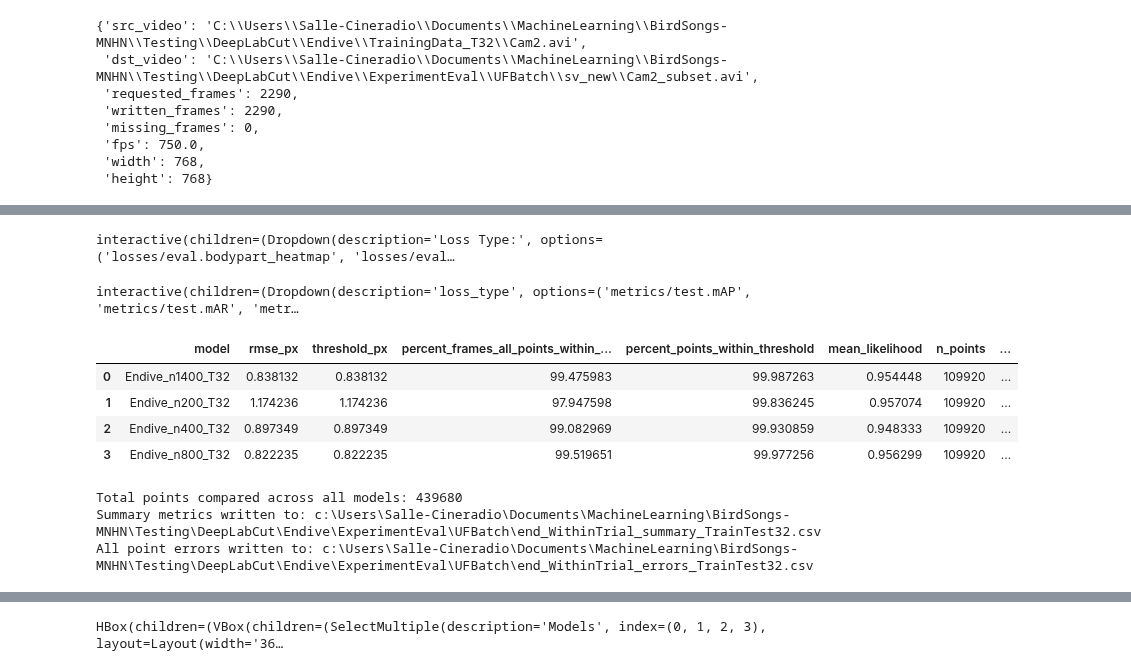
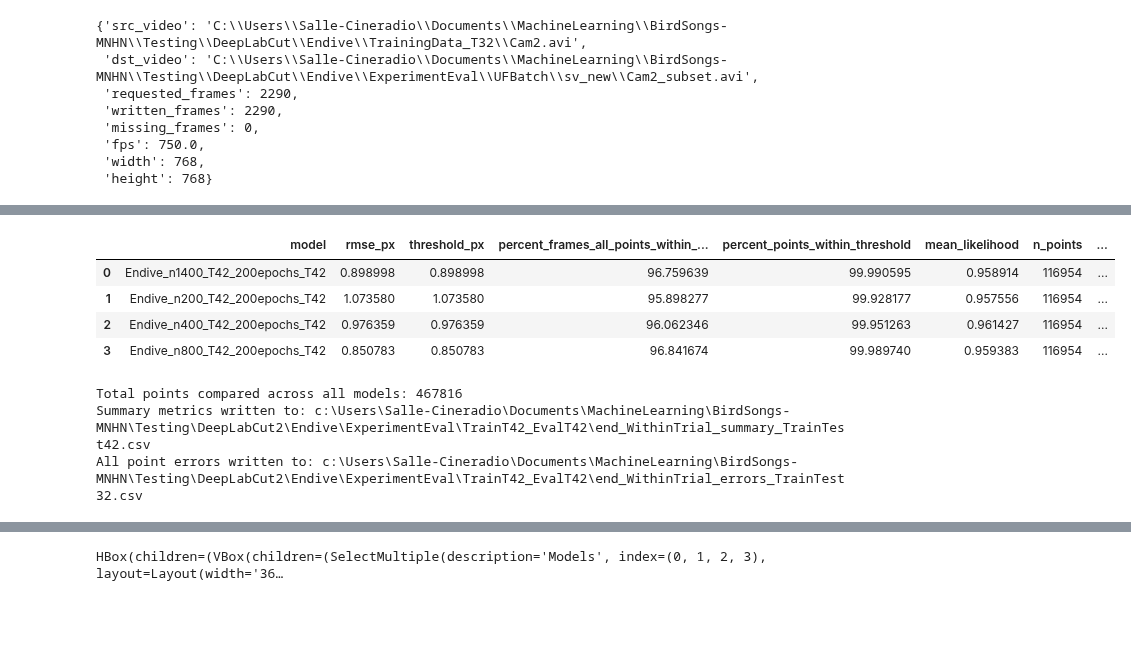
Before and after one commit to tcmarino8/BirdSongs-MNHN, a Jupyter notebook: Testing/Code-Testing/test_updated_experiments.ipynb, the cells around one changed output, grey strips where cells are left out. Drawn from its saved outputs; the diff is of its cells as text; code cells hidden in the pictures; blank space fills up the shorter version.

Commit message:
working through evaluation on 200 epochs:

```diff
--- a/Testing/Code-Testing/test_updated_experiments.ipynb
+++ b/Testing/Code-Testing/test_updated_experiments.ipynb
@@ -612,32 +768,3 @@ plt.show()
-# %%
-# make widget to filter between loss types
-from ipywidgets import widgets
-from ipywidgets import interactive
-def plot_loss(loss_type, bird, trial):
-    plt.figure(figsize=(12, 8))
-    sns.lineplot(data=all_models_df[(all_models_df['Bird'].isin(bird)) & (all_models_df['Trial'].isin(trial))], x='step', y=loss_type, hue='Model', style='Bird', markers=True)
-
-    plt.title(f'Training Loss Curves for {bird} - {loss_type}')
-    plt.xlabel('Iteration')
-    plt.ylabel('Loss')
-    plt.legend(title='Model')
-    plt.show()
-loss_types = ["losses/eval.bodypart_heatmap", "losses/eval.bodypart_locref", "losses/eval.bodypart_total_loss", "losses/eval.total_loss", "losses/train.bodypart_heatmap", "losses/train.bodypart_locref", "losses/train.bodypart_total_loss", "losses/train.total_loss"]
-trial_options = [15, 17, 32]
-loss_type_widget = widgets.Dropdown(options=loss_types, description='Loss Type:')
-bird_widget = widgets.SelectMultiple(options=birds, description='Bird:')
-trial_widget = widgets.SelectMultiple(options=trial_options, description='Trial:')
-interactive_plot = interactive(plot_loss, loss_type=loss_type_widget, bird=bird_widget, trial=trial_widget)
-display(interactive_plot)
-# %% [output]
-interactive(children=(Dropdown(description='Loss Type:', options=('losses/eval.bodypart_heatmap', 'losses/eval…
-# %%
-# now we compare test metrics in the same manner
-test_metrics_list = ["metrics/test.mAP", "metrics/test.mAR", "metrics/test.rmse", "metrics/test.rmse_pcutoff"]
-interactive_plot = interactive(plot_loss, loss_type=test_metrics_list, bird=bird_widget, trial=trial_widget)
-display(interactive_plot)
-# %% [output]
-interactive(children=(Dropdown(description='loss_type', options=('metrics/test.mAP', 'metrics/test.mAR', 'metr…
 # %%
 # ----------------------------
 # Helpers
@@ -781,8 +908,8 @@ def prediction_csv_to_long(pred_csv_path: Path, frame_id_lookup: list[int], fres
 # ----------------------------
 THRESHOLD_MODE = "rmse"   # "rmse" or "fixed"
 FIXED_THRESHOLD_PX = 8.0   # used only when THRESHOLD_MODE == "fixed"
-DISPLACEMENT_SCATTER_MAX_POINTS = 50000
-POINT_ERROR_SCATTER_MAX_POINTS = 50000
+DISPLACEMENT_SCATTER_MAX_POINTS = 5000
+POINT_ERROR_SCATTER_MAX_POINTS = 5000
 
 
 
@@ -880,44 +1007,44 @@ for model_dir in model_dirs:
     disp = merged.sort_values(["camera", "bodypart", "frame_id"]).copy()
     disp["dx"] = disp.groupby(["camera", "bodypart"])["x_pred"].diff()
     disp["dy"] = disp.groupby(["camera", "bodypart"])["y_pred"].diff()
     disp["euclidean_displacement_t-1_to_t"] = np.sqrt(disp["dx"] ** 2 + disp["dy"] ** 2)
     disp = disp.dropna(subset=["euclidean_displacement_t-1_to_t"])
 
     if not disp.empty:
         disp["model"] = model_dir.name
         disp = disp[["model", "camera", "bodypart", "frame_id", "euclidean_displacement_t-1_to_t", "likelihood"]]
         all_displacement_rows.append(disp)
 
 summary_df = pd.DataFrame(summary_rows).sort_values("model").reset_index(drop=True)
 if summary_df.empty:
     raise RuntimeError("No comparable prediction CSV data found in model output folders.")
 summary_df["train_trial"] = 32
 summary_df["eval_trial"] = 32
 summary_df['pair'] = f"Train32_Eval32"
-summary_df['model'] = summary_df['model'].apply(lambda x: f"Endive_{x}_T32")
+summary_df['model'] = summary_df['model'].apply(lambda x: f"Endive_{x}_T42")
 display(summary_df)
 error_df = pd.concat(all_error_rows, ignore_index=True)
-error_df['model'] = error_df['model'].apply(lambda x: f"Endive_{x}_T32")
+error_df['model'] = error_df['model'].apply(lambda x: f"Endive_{x}_T42")
 print(f"Total points compared across all models: {len(error_df)}")
 
 
 write_summary_csv = True
 if write_summary_csv:
-    summary_csv_path = ENDIVE_BATCH_ROOT / "end_WithinTrial_summary_TrainTest32.csv"
+    summary_csv_path = ENDIVE_BATCH_ROOT / "end_WithinTrial_summary_TrainTest42.csv"
     summary_df.to_csv(summary_csv_path, index=False)
     print(f"Summary metrics written to: {summary_csv_path}")
-    errors_csv_path = ENDIVE_BATCH_ROOT / "end_WithinTrial_errors_TrainTest32.csv"
+    errors_csv_path = ENDIVE_BATCH_ROOT / "end_WithinTrial_errors_TrainTest42.csv"
     error_df.to_csv(errors_csv_path, index=False)
     print(f"All point errors written to: {errors_csv_path}")
 # %% [output]
 |  | model | rmse_px | threshold_px | percent_frames_all_points_within_... | percent_points_within_threshold | mean_likelihood | n_points | ... |
-| 0 | Endive_n1400_T32 | 0.838132 | 0.838132 | 99.475983 | 99.987263 | 0.954448 | 109920 | ... |
-| 1 | Endive_n200_T32 | 1.174236 | 1.174236 | 97.947598 | 99.836245 | 0.957074 | 109920 | ... |
-| 2 | Endive_n400_T32 | 0.897349 | 0.897349 | 99.082969 | 99.930859 | 0.948333 | 109920 | ... |
-| 3 | Endive_n800_T32 | 0.822235 | 0.822235 | 99.519651 | 99.977256 | 0.956299 | 109920 | ... |
+| 0 | Endive_n1400_T42_200epochs_T42 | 0.898998 | 0.898998 | 96.759639 | 99.990595 | 0.958914 | 116954 | ... |
+| 1 | Endive_n200_T42_200epochs_T42 | 1.073580 | 1.073580 | 95.898277 | 99.928177 | 0.957556 | 116954 | ... |
+| 2 | Endive_n400_T42_200epochs_T42 | 0.976359 | 0.976359 | 96.062346 | 99.951263 | 0.961427 | 116954 | ... |
+| 3 | Endive_n800_T42_200epochs_T42 | 0.850783 | 0.850783 | 96.841674 | 99.989740 | 0.959383 | 116954 | ... |
-Total points compared across all models: 439680
-Summary metrics written to: c:\Users\Salle-Cineradio\Documents\MachineLearning\BirdSongs-MNHN\Testing\DeepLabCut\Endive\ExperimentEval\UFBatch\end_WithinTrial_summary_TrainTest32.csv
-All point errors written to: c:\Users\Salle-Cineradio\Documents\MachineLearning\BirdSongs-MNHN\Testing\DeepLabCut\Endive\ExperimentEval\UFBatch\end_WithinTrial_errors_TrainTest32.csv
+Total points compared across all models: 467816
+Summary metrics written to: c:\Users\Salle-Cineradio\Documents\MachineLearning\BirdSongs-MNHN\Testing\DeepLabCut2\Endive\ExperimentEval\TrainT42_EvalT42\end_WithinTrial_summary_TrainTest42.csv
+All point errors written to: c:\Users\Salle-Cineradio\Documents\MachineLearning\BirdSongs-MNHN\Testing\DeepLabCut2\Endive\ExperimentEval\TrainT42_EvalT42\end_WithinTrial_errors_TrainTest32.csv
 # %%
 
 
```
Also changed, not shown: parts of 30 cells of this notebook.
